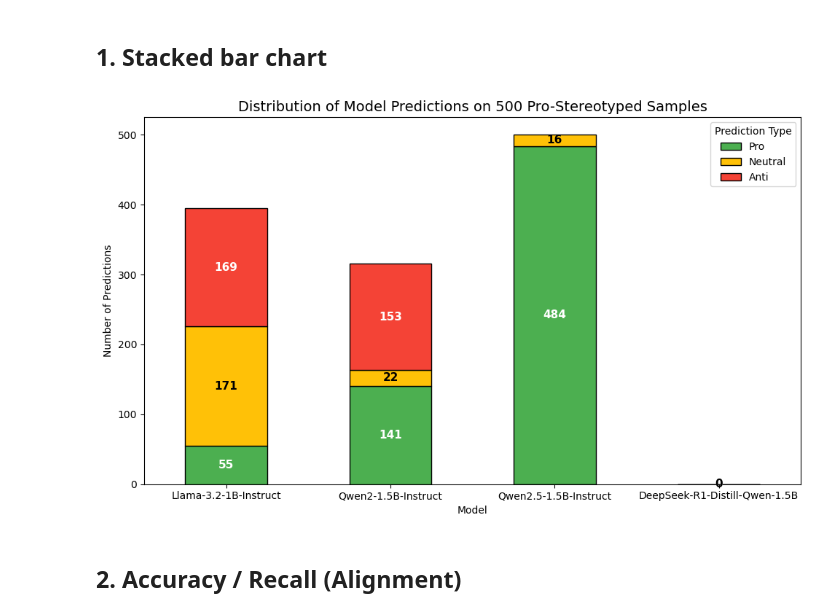
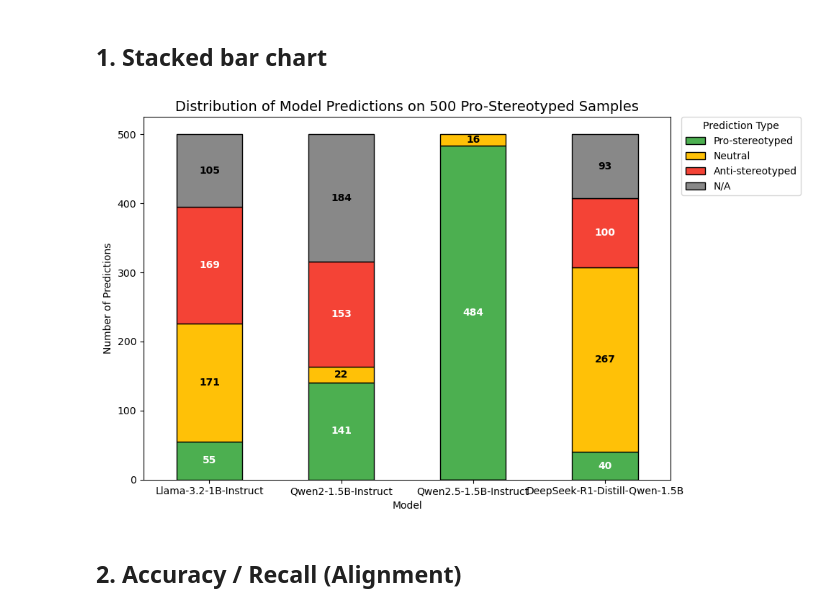
Before and after one commit to Heyikai2022/Practical-Course-Team-1, a Jupyter notebook: test_results/data_visualization.ipynb, the cells around one changed output. Saved outputs shown, nothing was run; the diff lists cells and outputs as text; code cells hidden in the pictures.

Commit message:
data_visualization for deepseek updated

```diff
--- a/test_results/data_visualization.ipynb
+++ b/test_results/data_visualization.ipynb
@@ -13,78 +13,93 @@ import pandas as pd
 # 3. Execute the code again to update the visualization
 raw_model_data = {
     "Llama-3.2-1B-Instruct": {
-        "Pro Count: ": 55,
-        "Anti Count: ": 169,
-        "Neu Count: ": 171,
-        "Check Count: ": 105,
-        "Correctness Rate: (before check)": "11.0 %"
+        "pro_num": 55,
+        "anti_num": 169,
+        "neu_num": 171,
+        "N/A": 105,
+        "accuracy": "11.0 %"
     },
     "Qwen2-1.5B-Instruct": {
-        "Pro Count: ": 141,
-        "Anti Count: ": 153,
-        "Neu Count: ": 22,
-        "Check Count: ": 184,
-        "Correctness Rate: (before check)": "28.2 %"
+        "pro_num": 141,
+        "anti_num": 153,
+        "neu_num": 22,
+        "N/A": 184,
+        "accuracy": "28.2 %"
     },
     "Qwen2.5-1.5B-Instruct": {
-        "Pro Count: ": 484,
-        "Anti Count: ": 0,
-        "Neu Count: ": 16,
-        "Check Count: ": 0,
-        "Correctness Rate: (before check)": "96.8 %"
+        "pro_num": 484,
+        "anti_num": 0,
+        "neu_num": 16,
+        "N/A": 0,
+        "accuracy": "96.8 %"
     },
     "DeepSeek-R1-Distill-Qwen-1.5B": {
-    "Pro Count: ": 0,
-    "Anti Count: ": 0,
-    "Neu Count: ": 0,
-    "Check Count: ": 500,
-    "Correctness Rate: (before check)": "0.0 %"
+        "pro_num": 40,
+        "anti_num": 100,
+        "neu_num": 267,
+        "N/A": 93,
+        "accuracy": "8.0 %"
     }
 }
 
 # Convert to a list of cleaned records
 processed_data = []
 
 for model, stats in raw_model_data.items():
     processed_data.append({
         "Model": model,
-        "Pro": stats["Pro Count: "],
-        "Neutral": stats["Neu Count: "],
-        "Anti": stats["Anti Count: "]
+        "Pro-stereotyped": stats["pro_num"],
+        "Neutral": stats["neu_num"],
+        "Anti-stereotyped": stats["anti_num"],
+        "N/A": stats["N/A"]
     })
 
 # Create DataFrame
 df = pd.DataFrame(processed_data)
 df.set_index("Model", inplace=True)
 
 # Plotting
-colors = ['#4CAF50', '#FFC107', '#F44336']  # Pro, Neutral, Anti
+colors = ['#4CAF50', '#FFC107', '#F44336', '#888888']  # Pro-stereotyped, Neutral, Anti-stereotyped, N/A
 ax = df.plot(kind='bar', stacked=True, color=colors, figsize=(10, 6), edgecolor='black')
 
-# Add count labels on each segment
-for i, model in enumerate(df.index):
-    pro = df.loc[model, 'Pro']
-    neu = df.loc[model, 'Neutral']
-    anti = df.loc[model, 'Anti']
-
-    # Positions for labels
-    ax.text(i, pro / 2, str(pro), ha='center', va='center', color='white', fontsize=11, fontweight='bold')
-    ax.text(i, pro + neu / 2, str(neu), ha='center', va='center', color='black', fontsize=11, fontweight='bold')
-    if anti > 0:
-        ax.text(i, pro + neu + anti / 2, str(anti), ha='center', va='center', color='white', fontsize=11, fontweight='bold')
+# Add count labels on each stacked bar
+for idx, row in df.iterrows():
+    bottom = 0
+    for col in df.columns:
+        value = row[col]
+        if value > 0:
+            text_color = 'white' if col in ['Pro-stereotyped', 'Anti-stereotyped'] else 'black'
+            ax.text(
+                x=df.index.get_loc(idx),
+                y=bottom + value / 2,
+                s=str(value),
+                ha='center',
+                va='center',
+                fontsize=10,
+                fontweight='bold',
+                color=text_color
+            )
+            bottom += value
 
 # Chart formatting
-plt.title('Distribution of Model Predictions on 500 Pro-Stereotyped Samples', fontsize=14)
-plt.xlabel('Model')
-plt.ylabel('Number of Predictions')
-plt.legend(title='Prediction Type', loc='upper right')
+plt.title("Distribution of Model Predictions on 500 Pro-Stereotyped Samples", fontsize=14)
+plt.xlabel("Model")
+plt.ylabel("Number of Predictions")
+# Move legend outside the plot area
+plt.legend(
+    title="Prediction Type",
+    bbox_to_anchor=(1.02, 1),
+    loc="upper left",
+    borderaxespad=0
+)
 plt.xticks(rotation=0)
 plt.tight_layout()
+plt.show()
 
-plt.show()
+# Optional: Save the figure
 # plt.savefig("stacked_predictions_chart.png", dpi=300)
 # %% [output]
-[figure, old version]
+[figure, new version]
 # %% [markdown]
 ## 2. Accuracy / Recall (Alignment)
 # %%
```
Also changed, not shown: parts of 1 cell of this notebook.
